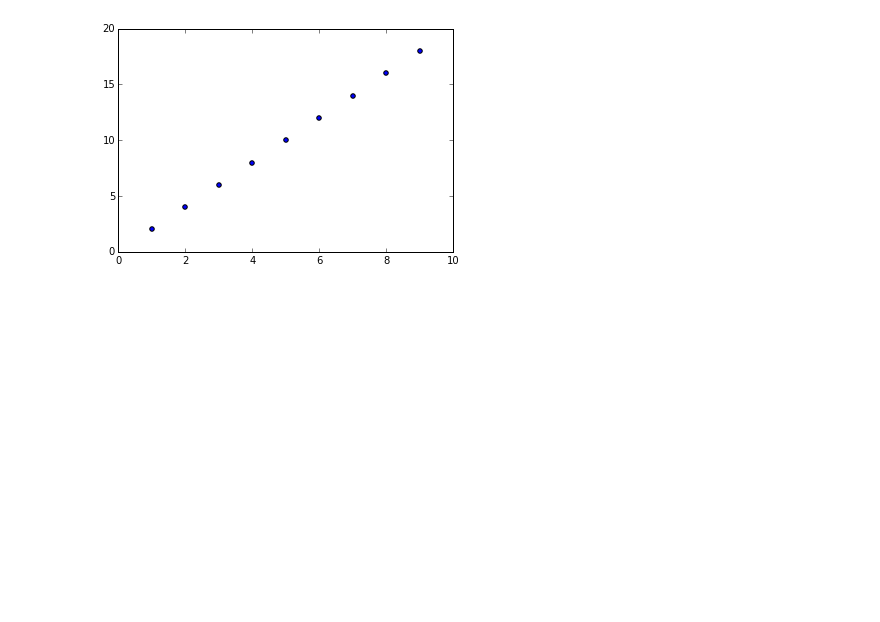
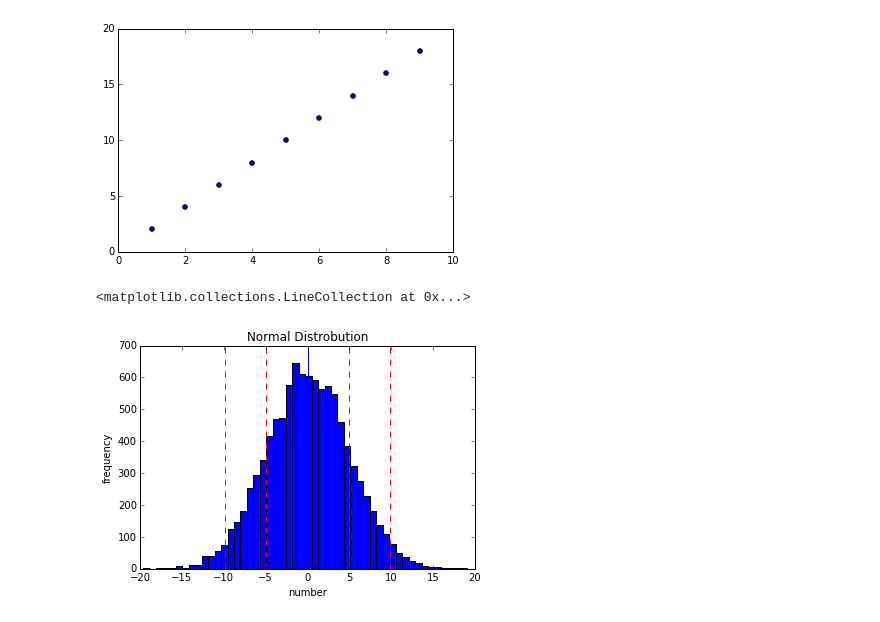
Before and after one commit to tiy-lv-python-2015-06/class-notes, a Jupyter notebook: week3/03-Plotting.ipynb, the cells around one changed output. Cells and saved outputs as stored; diff of their text form; code cells hidden in the pictures; blank space fills up the shorter version.

Commit message:
Updating Plotting

```diff
--- a/week3/03-Plotting.ipynb
+++ b/week3/03-Plotting.ipynb
@@ -109,3 +109,19 @@ plt.scatter([1,2,3,4,5,6,7,8,9], [2,4,6,8,10,12,14,16,18])
 plt.show()
 # %% [output]
 [figure]
+# %%
+nums = [random.gauss(0,5) for _ in range(10000)]
+# %%
+plt.hist(nums, bins=50)
+plt.xlabel("number")
+plt.ylabel("frequency")
+plt.title("Normal Distrobution")
+
+ymin, ymax = plt.ylim()
+mean = statistics.mean(nums)
+stdev = statistics.pstdev(nums)
+plt.vlines(mean, ymin, ymax, color="blue")
+plt.vlines([mean - 2* stdev, mean - stdev, mean + stdev, mean + 2 * stdev], ymin, ymax, linestyles="dashed", color="red")
+# %% [output]
+<matplotlib.collections.LineCollection at 0x...>
+[figure, added]
```
